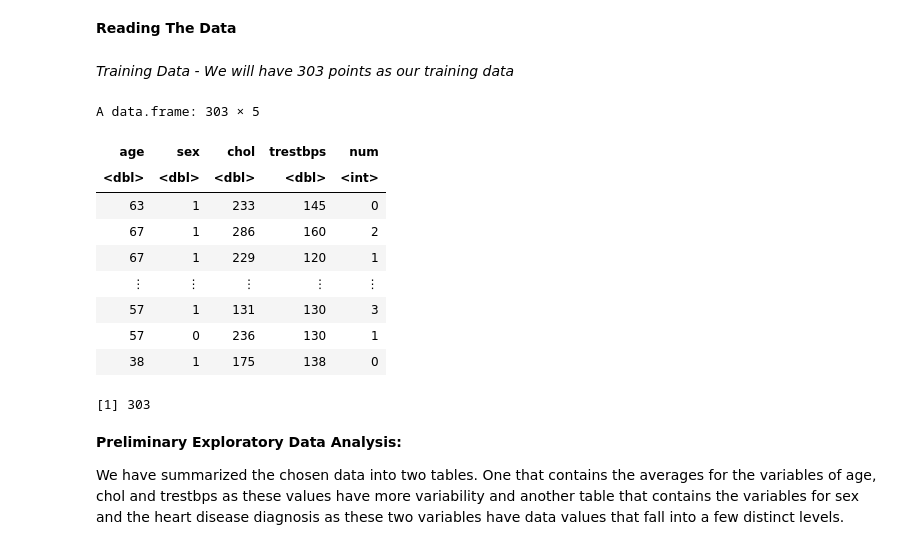
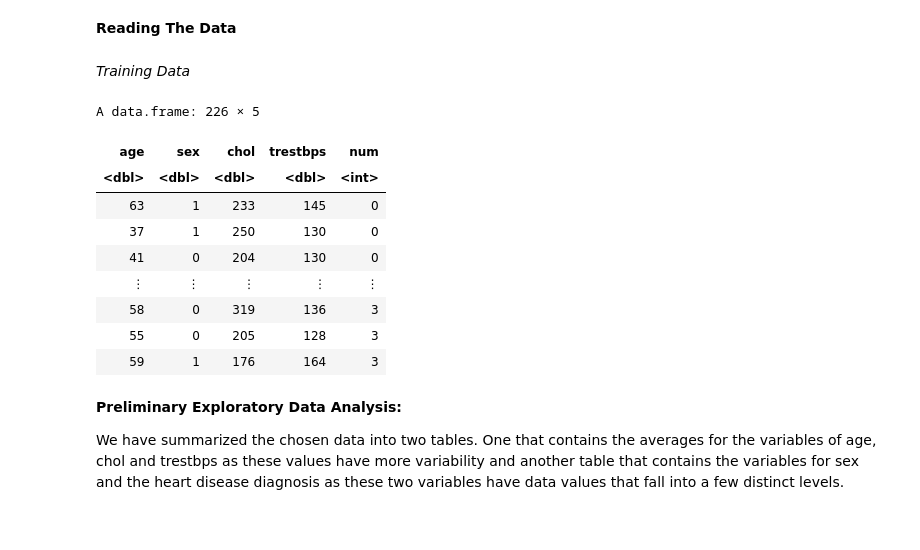
Before and after one commit to JJyang30/DSCI100-019-Group-Project, a Jupyter notebook: Dsci_Project.ipynb, the cells around one changed output. Cells and saved outputs as stored; diff of their text form; code cells hidden in the pictures.

```diff
--- a/Dsci_Project.ipynb
+++ b/Dsci_Project.ipynb
@@ -36,40 +36,39 @@ Can we accurately predict if a patient has heart disease based on their age, sex
 # %% [markdown]
 **Reading The Data**
 # %% [markdown]
-*Training Data - We will have 303 points as our training data*
+*Training Data*
 # %%
 ## cp = chest pain, trestbps = resting blood pressure, fbs = fasting blood sugar > 120 mg/dl, restecg = resting electrocardiographic results
 ## thalach = maximum heart rate achieved, exang = exercise induced chest pain, oldpeak = ST depression induced by exercise
 ## slope = he slope of the peak exercise ST segment, Value 1: upsloping, Value 2: flat, Value 3: downsloping
 ## ca = number of major vessels(0-3), thal = 3 = normal; 6 = fixed defect; 7 = reversable defect, num = diagnosis of heart disease
 
 col_names <- c("age", "sex", "cp", "trestbps", "chol", "fbs", "restecg",
                "thalach", "exang", "oldpeak", "slope", "ca", "thal", "num")
 
 heart_data <- read.table("Data/processed.cleveland.data",
                          col.names = col_names, sep = ",")
 
 
-heart_data_anaylsis <- heart_data |>
+heart_data_analysis <- heart_data |>
     select(age, sex, chol, trestbps, num)
-heart_data_anaylsis
 
+heart_data_split <- initial_split(heart_data_analysis, prop = 0.75, strata = num)
+heart_data_train <- training(heart_data_split)
+heart_data_test <- testing(heart_data_split)
 
-number_of_rows <- heart_data_anaylsis |>
-    nrow()
-number_of_rows
+heart_data_train
 # %% [output]
-A data.frame: 303 × 5
+A data.frame: 226 × 5
 | age | sex | chol | trestbps | num |
 | <dbl> | <dbl> | <dbl> | <dbl> | <int> |
 | 63 | 1 | 233 | 145 | 0 |
-| 67 | 1 | 286 | 160 | 2 |
-| 67 | 1 | 229 | 120 | 1 |
+| 37 | 1 | 250 | 130 | 0 |
+| 41 | 0 | 204 | 130 | 0 |
 | ⋮ | ⋮ | ⋮ | ⋮ | ⋮ |
-| 57 | 1 | 131 | 130 | 3 |
-| 57 | 0 | 236 | 130 | 1 |
-| 38 | 1 | 175 | 138 | 0 |
+| 58 | 0 | 319 | 136 | 3 |
+| 55 | 0 | 205 | 128 | 3 |
+| 59 | 1 | 176 | 164 | 3 |
-[1] 303
 # %% [markdown]
 **Preliminary Exploratory Data Analysis:**
 
```
Also changed, not shown: parts of 5 cells of this notebook.
